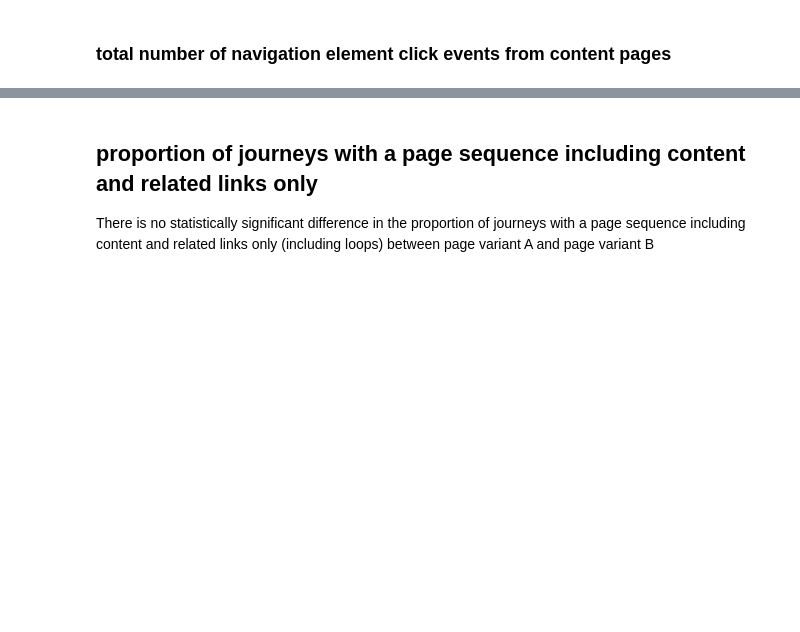
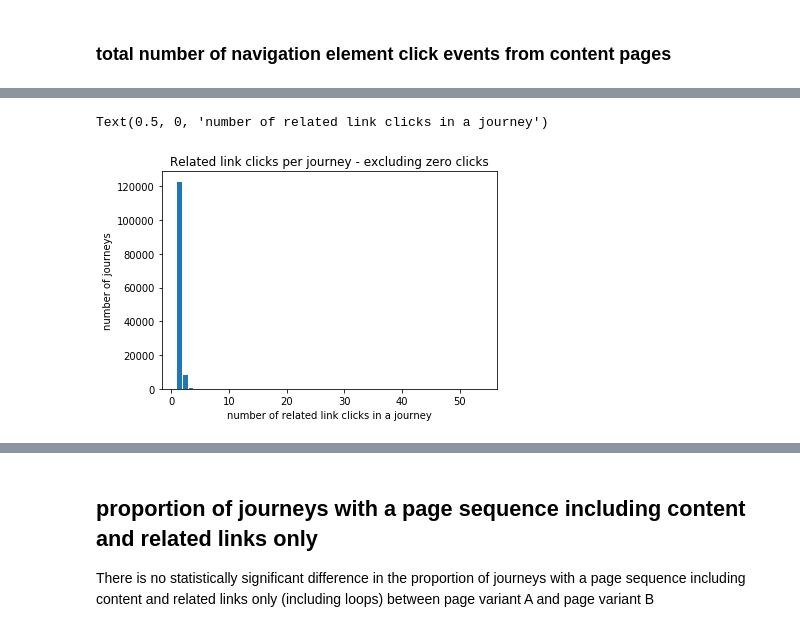
Before and after one commit to alphagov/govuk-network-data, a Jupyter notebook: notebooks/eda/generating_ab_test_data.ipynb, the cells around one changed output, grey strips where cells are left out. Drawn from its saved outputs; the diff is of its cells as text; code cells hidden in the pictures; blank space fills up the shorter version.

```diff
--- a/notebooks/eda/generating_ab_test_data.ipynb
+++ b/notebooks/eda/generating_ab_test_data.ipynb
@@ -241,0 +282,3 @@ more events to look into:
+# %%
+group_by_rl_clicks_df_bar_zero = group_by_rl_clicks_df[
+    group_by_rl_clicks_df['Related Links Clicks per seq'] != 0]
@@ -241,0 +309,11 @@ more events to look into:
+# %%
+plt.bar(
+    group_by_rl_clicks_df_bar_zero['Related Links Clicks per seq'],
+    group_by_rl_clicks_df_bar_zero['Occurrences'],
+    align='edge')
+plt.title('Related link clicks per journey - excluding zero clicks')
+plt.ylabel('number of journeys')
+plt.xlabel('number of related link clicks in a journey')
+# %% [output]
+Text(0.5, 0, 'number of related link clicks in a journey')
+[figure, added]
```
Also changed, not shown: parts of 21 cells of this notebook.
